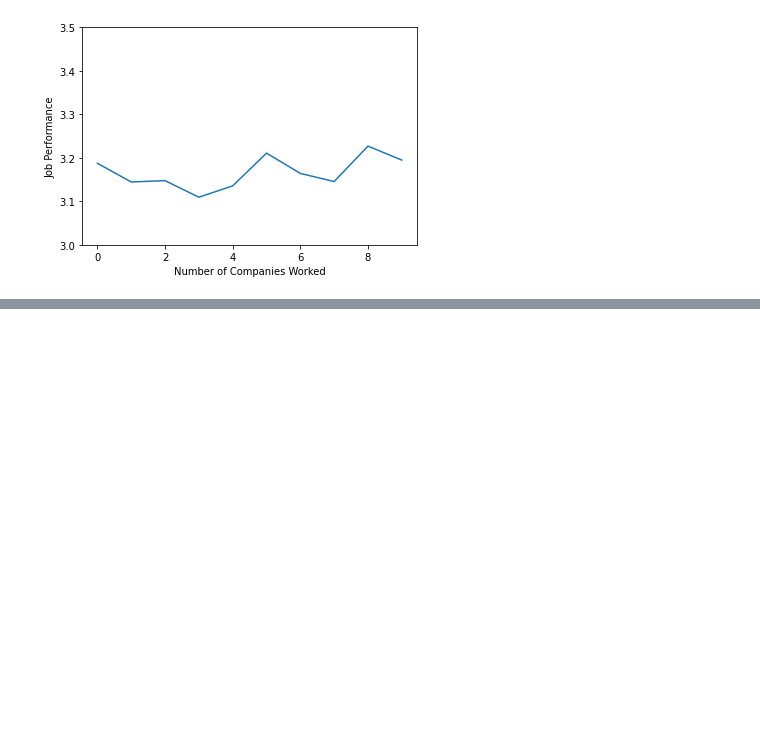
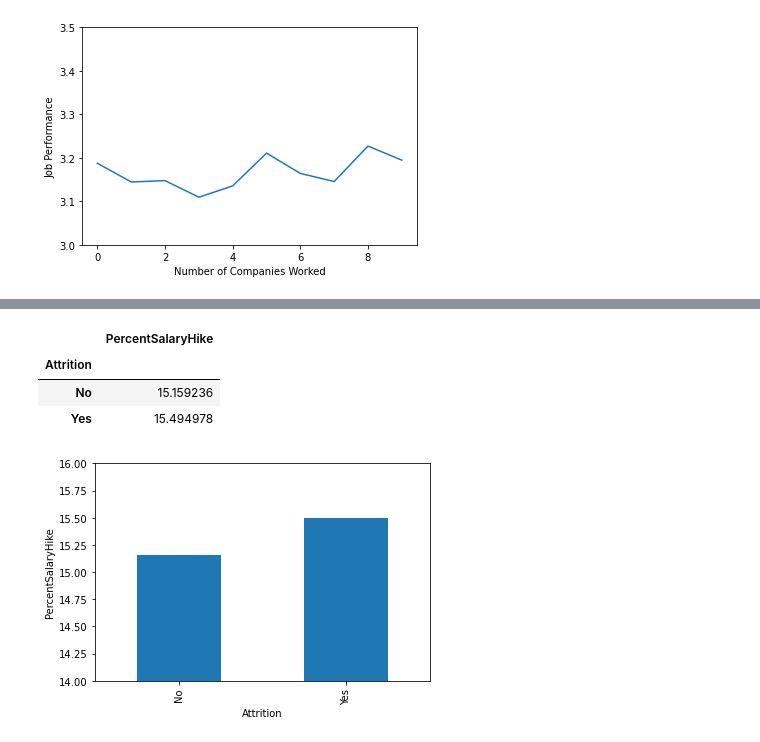
Before and after one commit to Anthony-Davey/Project2-ETL, a Jupyter notebook: project-findings-matt-hill.ipynb, the cells around one changed output, grey strips where cells are left out. Cells and saved outputs as stored; diff of their text form; code cells hidden in the pictures; blank space fills up the shorter version.

```diff
--- a/project-findings-matt-hill.ipynb
+++ b/project-findings-matt-hill.ipynb
@@ -183,0 +230,11 @@ companies_df[["JobSatisfaction", "NumCompaniesWorked"]].groupby("NumCompaniesWor
+# %%
+# Employees who leave receive larger salary hikes than those who stay
+
+companies_df[["Attrition", "PercentSalaryHike"]].groupby("Attrition").mean().plot(kind="bar", legend=False, ylabel="PercentSalaryHike", ylim=[14,16])
+companies_df[["Attrition", "PercentSalaryHike"]].groupby("Attrition").mean()
+# %% [output]
+|  | PercentSalaryHike |
+| Attrition |  |
+| No | 15.159236 |
+| Yes | 15.494978 |
+[figure, added]
```
Also changed, not shown: parts of 30 cells of this notebook, 3 other files.
